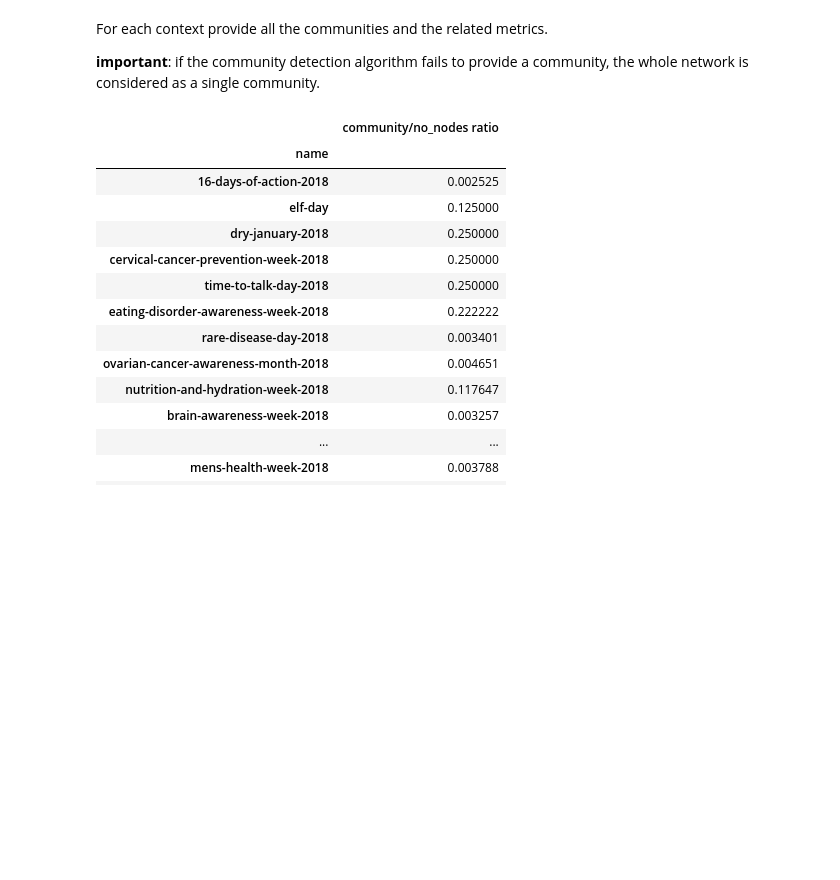
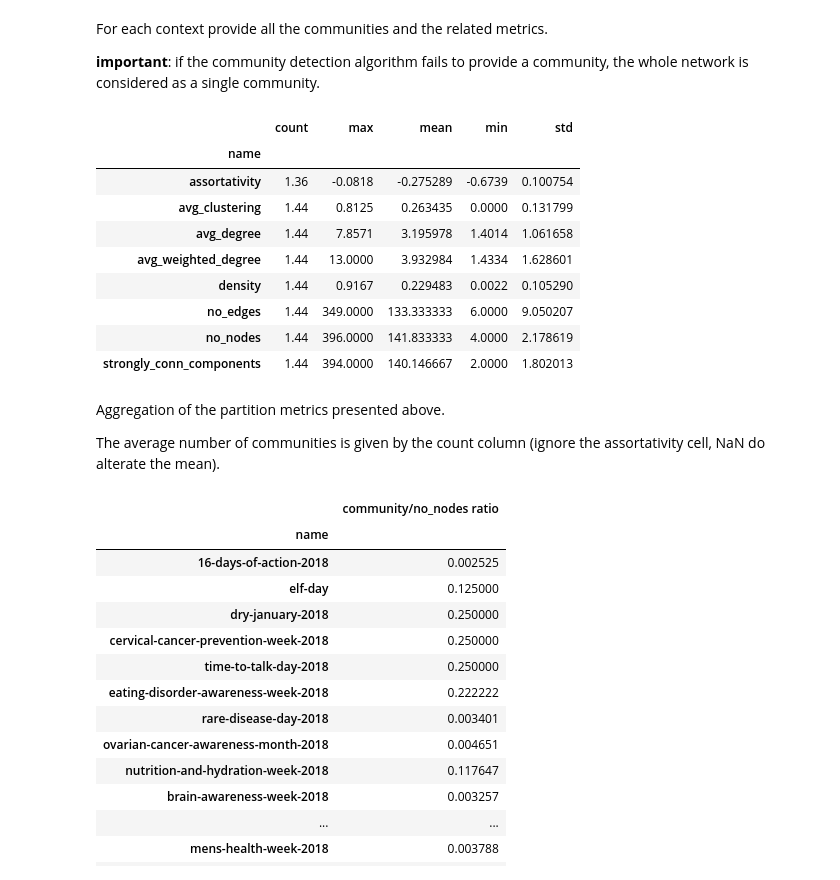
Before and after one commit to flaprimo/twitter-network-analysis, a Jupyter notebook: analysis_demon_e025_mcs3.ipynb, the cells around one changed output. Cells and saved outputs as stored; diff of their text form; code cells hidden in the pictures; blank space fills up the shorter version.

Commit message:
added partition summary aggregated

```diff
--- a/analysis_demon_e025_mcs3.ipynb
+++ b/analysis_demon_e025_mcs3.ipynb
@@ -194,6 +194,23 @@ event "cervical-cancer-prevention-week-2018":
 For each context provide all the communities and the related metrics.
 
 **important**: if the community detection algorithm fails to provide a community, the whole network is considered as a single community.
+# %%
+AnalysisHelper.partitions_summary_aggregated(results)
+# %% [output]
+|  | count | max | mean | min | std |
+| name |  |  |  |  |  |
+| assortativity | 1.36 | -0.0818 | -0.275289 | -0.6739 | 0.100754 |
+| avg_clustering | 1.44 | 0.8125 | 0.263435 | 0.0000 | 0.131799 |
+| avg_degree | 1.44 | 7.8571 | 3.195978 | 1.4014 | 1.061658 |
+| avg_weighted_degree | 1.44 | 13.0000 | 3.932984 | 1.4334 | 1.628601 |
+| density | 1.44 | 0.9167 | 0.229483 | 0.0022 | 0.105290 |
+| no_edges | 1.44 | 349.0000 | 133.333333 | 6.0000 | 9.050207 |
+| no_nodes | 1.44 | 396.0000 | 141.833333 | 4.0000 | 2.178619 |
+| strongly_conn_components | 1.44 | 394.0000 | 140.146667 | 2.0000 | 1.802013 |
+# %% [markdown]
+Aggregation of the partition metrics presented above.
+
+The average number of communities is given by the count column (ignore the assortativity cell, NaN do alterate the mean).
 # %%
 display(AnalysisHelper.community_over_nonodes_ratio(results))
 # %% [output]
```
Also changed, not shown: parts of 2 cells of this notebook, 2 other files.
